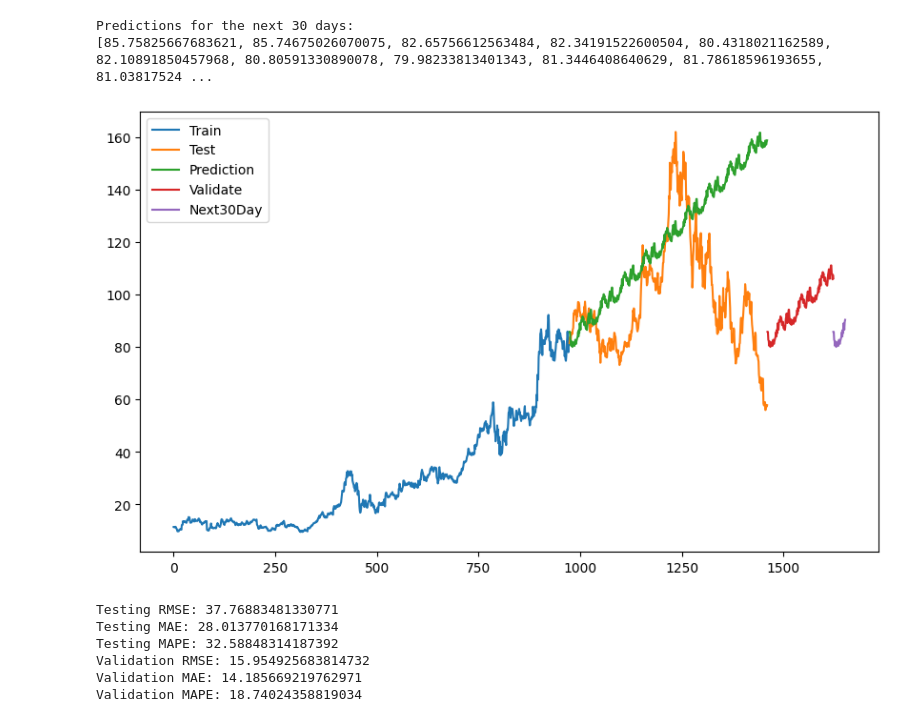
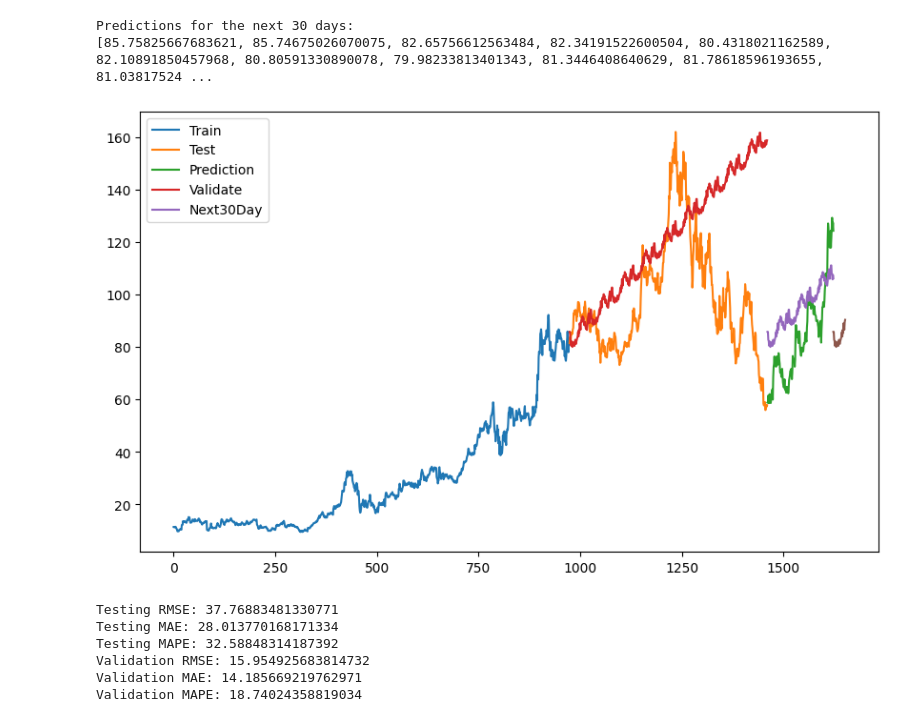
Before and after one commit to dangnghiepcuong/IS403.N21.HTTT_Nhom2, a Jupyter notebook: 8. BDLM/AMD_BDLM_Model_631.ipynb, the cells around one changed output. Drawn from its saved outputs; the diff is of its cells as text; code cells hidden in the pictures.

Commit message:
fix chart

```diff
--- a/8. BDLM/AMD_BDLM_Model_631.ipynb
+++ b/8. BDLM/AMD_BDLM_Model_631.ipynb
@@ -150,18 +150,18 @@ days = np.arange(0, len(allPreds))
 # %%
 #Vẽ hình
 plt.figure(figsize=(10, 6))
 plt.plot(train_data.index, train_data['Price'])
 plt.plot(test_data.index, test_data['Price'])
-#plt.plot(val_data.index, val_data['Price'])
+plt.plot(val_data.index, val_data['Price'])
 plt.plot(days[len(train_data.index):len(train_data.index)+len(test_preds)], test_preds, label='Prediction')
 plt.plot(days[len(train_data.index)+len(test_preds):], val_preds, label='Validate')
 plt.plot(last_data,future_preds, label='Next30Day')
 
 #plt.plot(pred_df.index, pred_df['Price'], label='Predicted')
 plt.legend(['Train', 'Test', 'Prediction', 'Validate', 'Next30Day'])
 plt.show()
 # %% [output]
-[figure, old version]
+[figure, new version]
 # %%
 def mape(actual, predicted):
     actual, predicted = np.array(actual), np.array(predicted)
```
